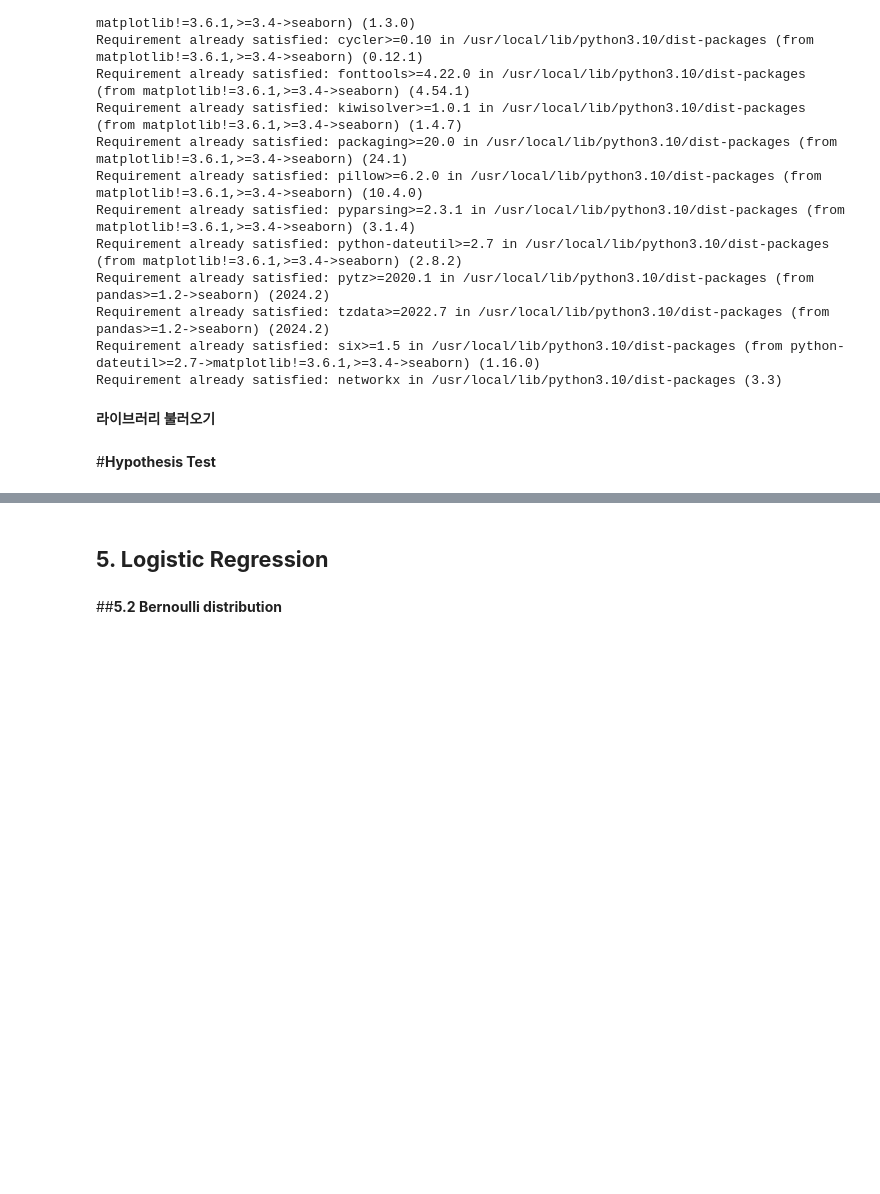
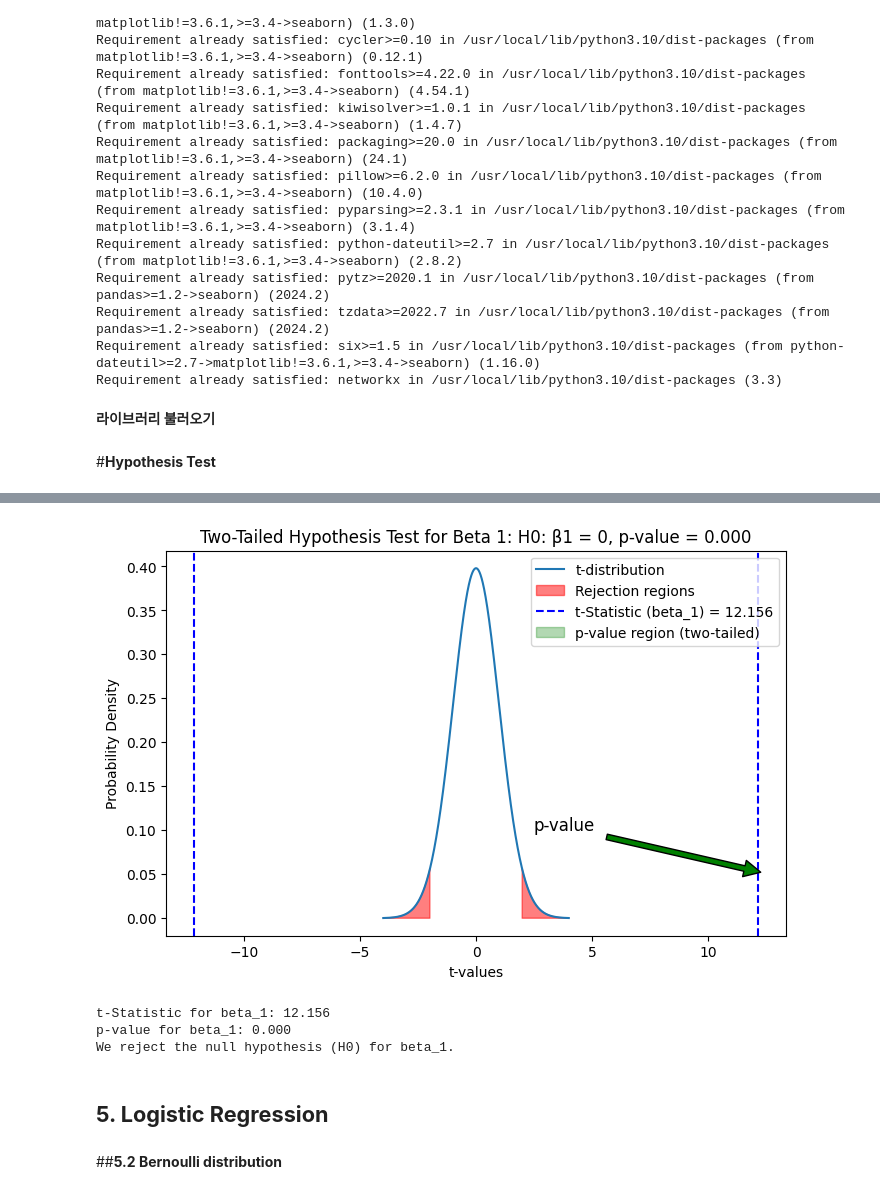
Before and after one commit to deep1003/deep1003, a Jupyter notebook: Week_07_Statistical_Analysis_1018_01.ipynb, the cells around one changed output, grey strips where cells are left out. Drawn from its saved outputs; the diff is of its cells as text; code cells hidden in the pictures; blank space fills up the shorter version.

```diff
--- a/Week_07_Statistical_Analysis_1018_01.ipynb
+++ b/Week_07_Statistical_Analysis_1018_01.ipynb
@@ -103,3 +87,49 @@ Reject H0? Yes
+# %%
+# Data for beta_1 (num_friends) from the image example
+coeff_beta_1 = 0.9725  # Regression coefficient (num_friends)
+std_error_beta_1 = 0.080  # Standard error for beta_1
+t_statistic_beta_1 = coeff_beta_1 / std_error_beta_1  # t-Statistic calculation for beta_1
+p_value_beta_1 = 2 * (1 - t.cdf(np.abs(t_statistic_beta_1), df=100))  # Two-tailed p-value, assuming df=100
+
+# Plotting the t-distribution and rejection regions for beta_1 in two-tailed test
+plt.figure(figsize=(8, 5))
+plt.plot(x, y, label='t-distribution')
+
+# Rejection regions (two-tailed)
+plt.fill_between(x, 0, y, where=(x < -t_critical) | (x > t_critical), color='red', alpha=0.5, label='Rejection regions')
+
+# Adding lines for the t-statistic of beta_1
+plt.axvline(t_statistic_beta_1, color='blue', linestyle='--', label=f't-Statistic (beta_1) = {t_statistic_beta_1:.3f}')
+plt.axvline(-t_statistic_beta_1, color='blue', linestyle='--')
+
+# Highlight the p-value area for beta_1 (both tails)
+plt.fill_between(x, 0, y, where=(x > t_statistic_beta_1), color='green', alpha=0.3, label='p-value region (two-tailed)')
+
+# Add an arrow to indicate the p-value region for beta_1
+plt.annotate('p-value', xy=(t_statistic_beta_1 + 0.5, 0.05), xytext=(2.5, 0.1),
+             arrowprops=dict(facecolor='green', shrink=0.05), fontsize=12)
+
+# Graph labels
+plt.title(f'Two-Tailed Hypothesis Test for Beta 1: H0: β1 = 0, p-value = {p_value_beta_1:.3f}')
+plt.xlabel('t-values')
+plt.ylabel('Probability Density')
+plt.legend()
+
+# Show plot
+plt.show()
+
+# Display t-statistic and p-value for beta_1
+print(f"t-Statistic for beta_1: {t_statistic_beta_1:.3f}")
+print(f"p-value for beta_1: {p_value_beta_1:.3f}")
+if p_value_beta_1 < alpha:
+    print("We reject the null hypothesis (H0) for beta_1.")
+else:
+    print("We fail to reject the null hypothesis (H0) for beta_1.")
+# %% [output]
+[figure, added]
+t-Statistic for beta_1: 12.156
+p-value for beta_1: 0.000
+We reject the null hypothesis (H0) for beta_1.
 # %% [markdown]
 ## **5. Logistic Regression**
 # %% [markdown]
```
Also changed, not shown: parts of 2 cells of this notebook.
